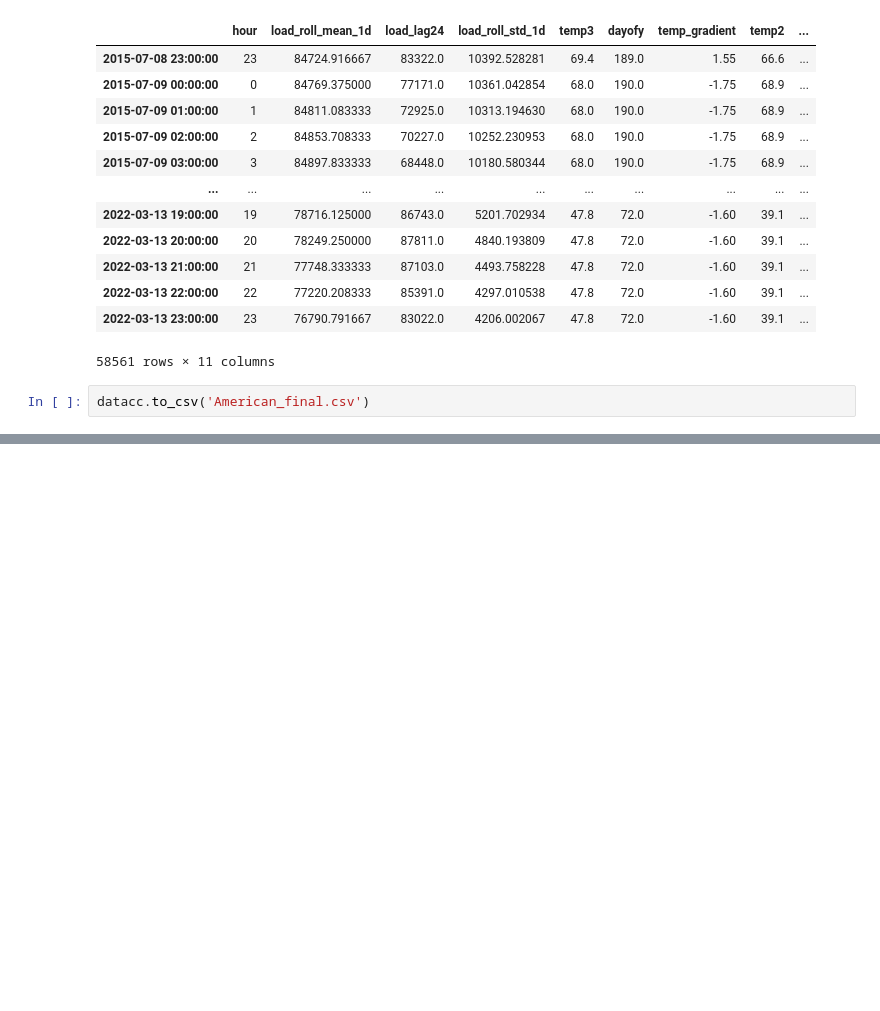
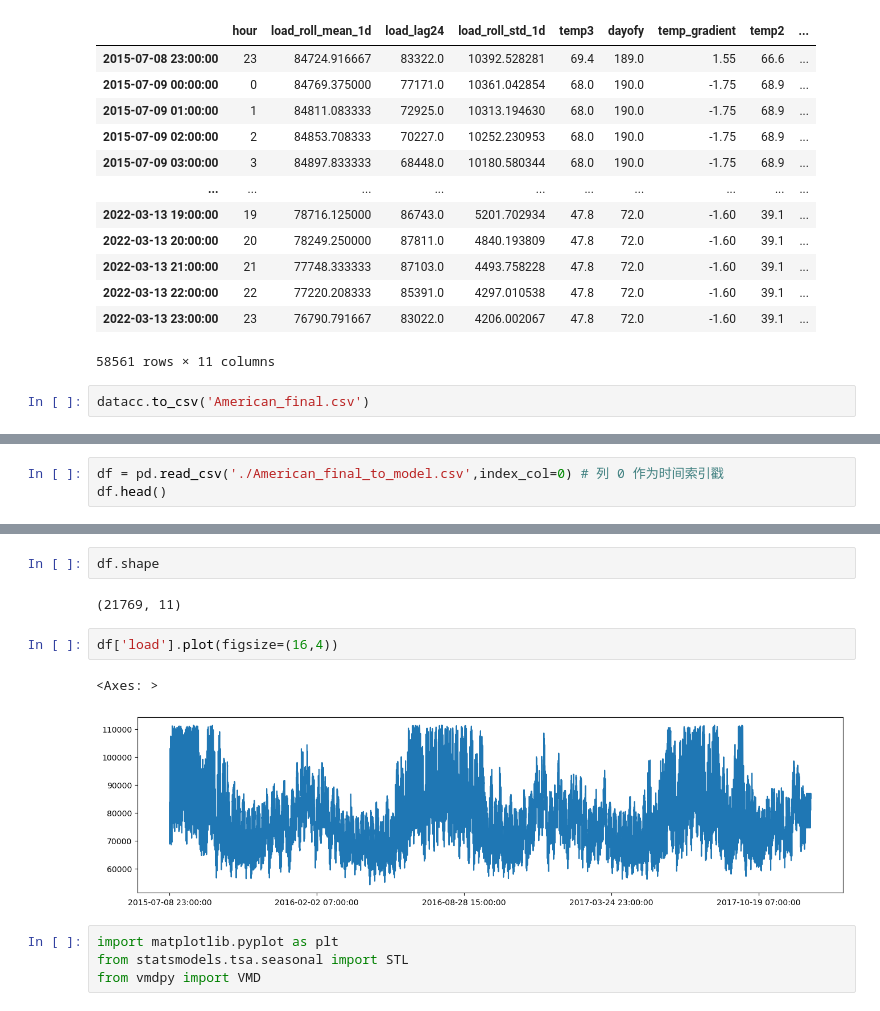
Before and after one commit to haozhenHG/C_Wind-Speed-Forecast-TC, a Jupyter notebook: jupyter/Amercian.ipynb, the cells around one changed output, grey strips where cells are left out. Cells and saved outputs as stored; diff of their text form; blank space fills up the shorter version.

```diff
--- a/jupyter/Amercian.ipynb
+++ b/jupyter/Amercian.ipynb
@@ -562,0 +654,3 @@ datacc.to_csv('American_final.csv')
+# %%
+df = pd.read_csv('./American_final_to_model.csv',index_col=0) # 列 0 作为时间索引戳
+df.head()
@@ -562,0 +664,13 @@ datacc.to_csv('American_final.csv')
+# %%
+df.shape
+# %% [output]
+(21769, 11)
+# %%
+df['load'].plot(figsize=(16,4))
+# %% [output]
+<Axes: >
+[figure, added]
+# %%
+import matplotlib.pyplot as plt
+from statsmodels.tsa.seasonal import STL
+from vmdpy import VMD
```
Also changed, not shown: parts of 15 cells of this notebook, 13 other files.
